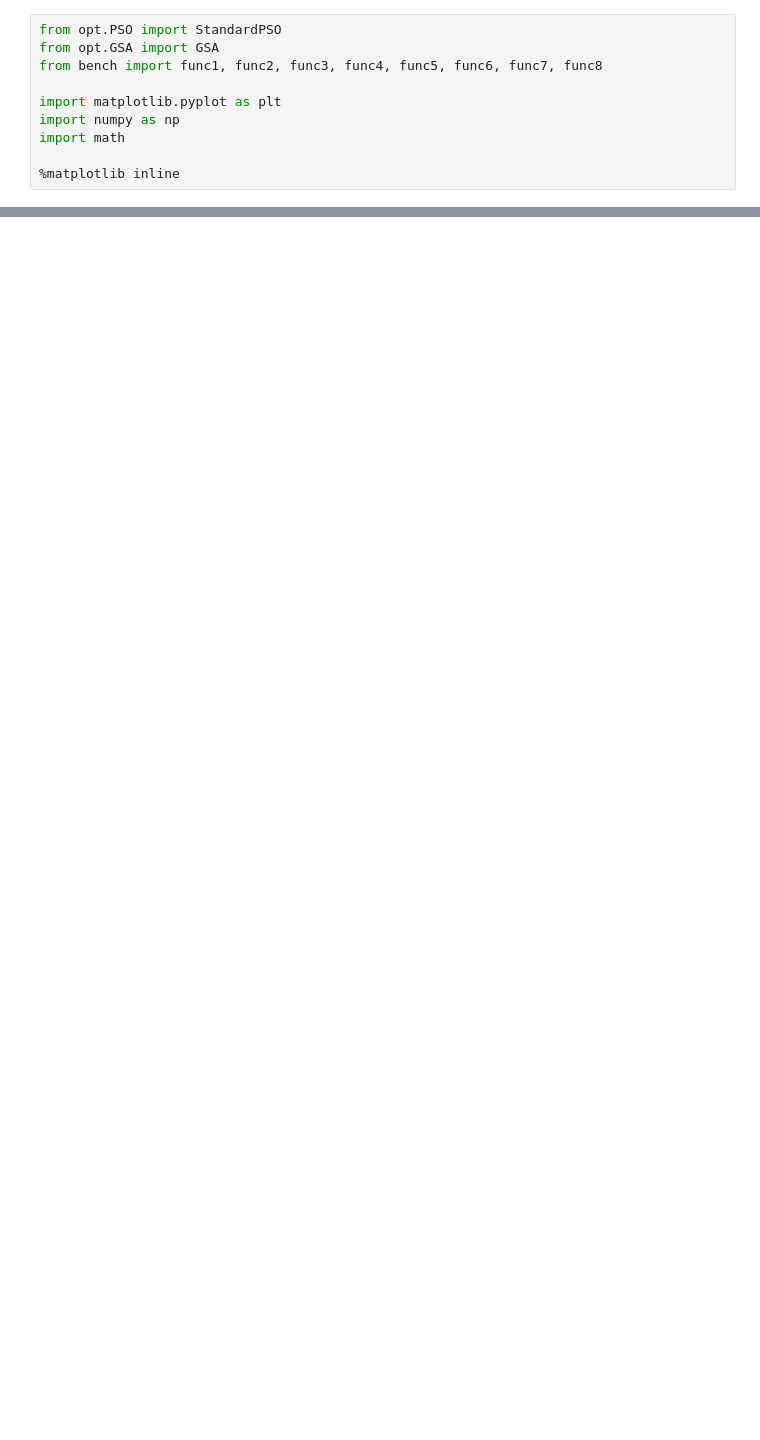
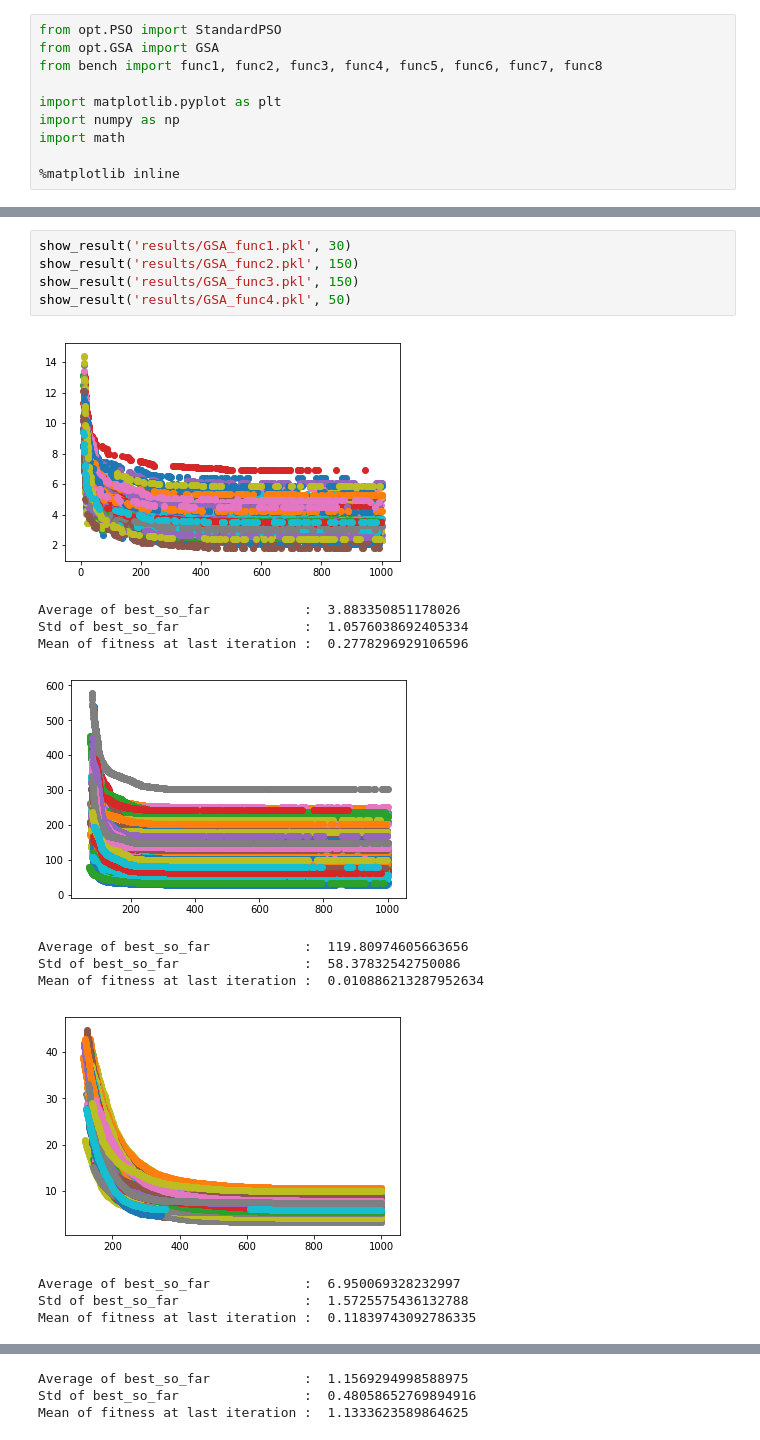
Before and after one commit to st9007a/optimizer, a Jupyter notebook: plot.ipynb, the cells around one changed output, grey strips where cells are left out. Saved outputs shown, nothing was run; the diff lists cells and outputs as text; blank space fills up the shorter version.

```diff
--- a/plot.ipynb
+++ b/plot.ipynb
@@ -97,0 +99,18 @@ Mean of fitness at last iteration :  6.041117591908607
+# %%
+show_result('results/GSA_func1.pkl', 30)
+show_result('results/GSA_func2.pkl', 150)
+show_result('results/GSA_func3.pkl', 150)
+show_result('results/GSA_func4.pkl', 50)
+# %% [output]
+[figure, added]
+Average of best_so_far            :  3.883350851178026
+Std of best_so_far                :  1.0576038692405334
+Mean of fitness at last iteration :  0.2778296929106596
+[figure, added]
+Average of best_so_far            :  119.80974605663656
+Std of best_so_far                :  58.37832542750086
+Mean of fitness at last iteration :  0.010886213287952634
+[figure, added]
+Average of best_so_far            :  6.950069328232997
+Std of best_so_far                :  1.5725575436132788
+Mean of fitness at last iteration :  0.11839743092786335
@@ -97,0 +118,3 @@ Mean of fitness at last iteration :  6.041117591908607
+Average of best_so_far            :  1.1569294998588975
+Std of best_so_far                :  0.48058652769894916
+Mean of fitness at last iteration :  1.1333623589864625
```
Also changed, not shown: parts of 14 cells of this notebook, 1 other file.
